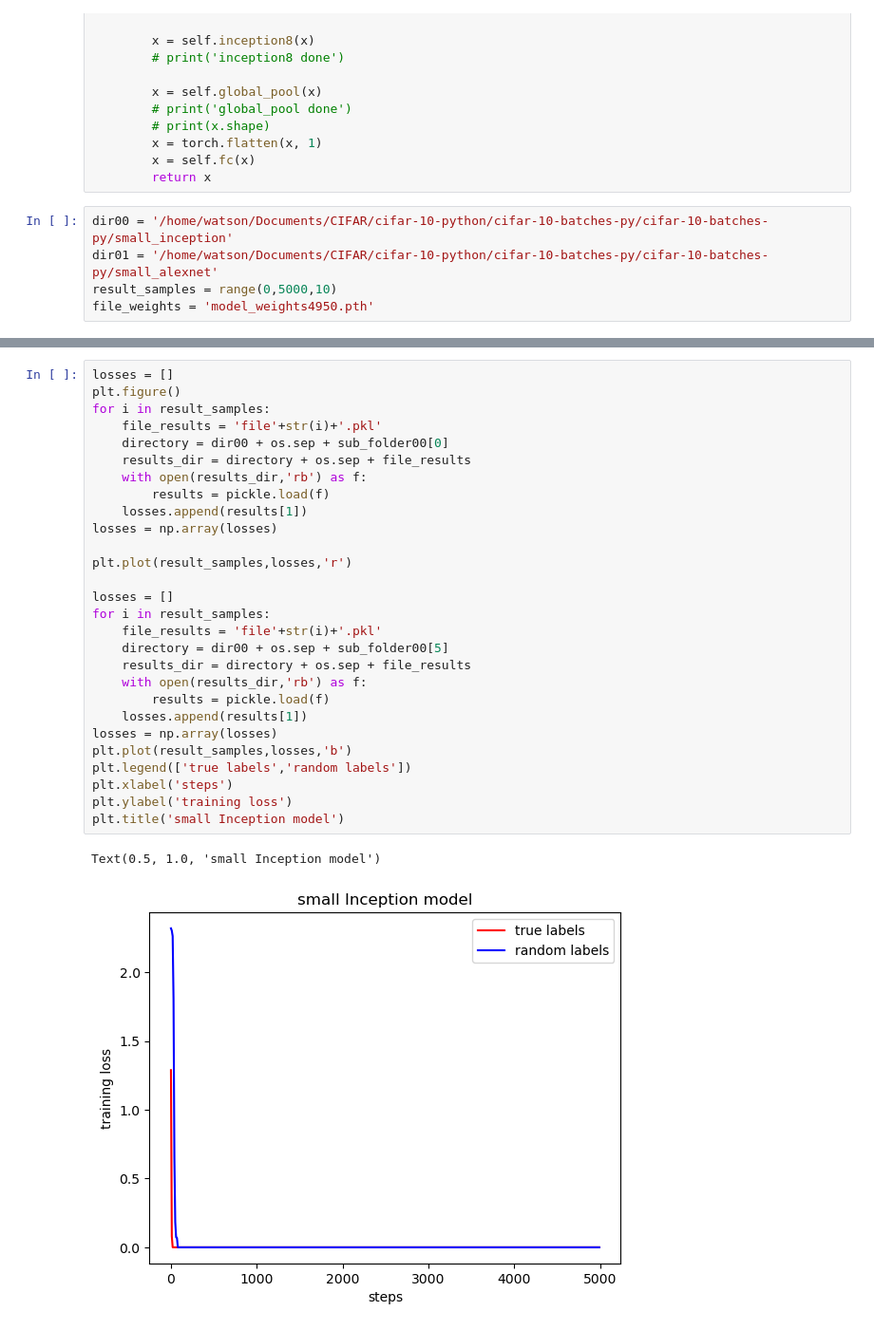
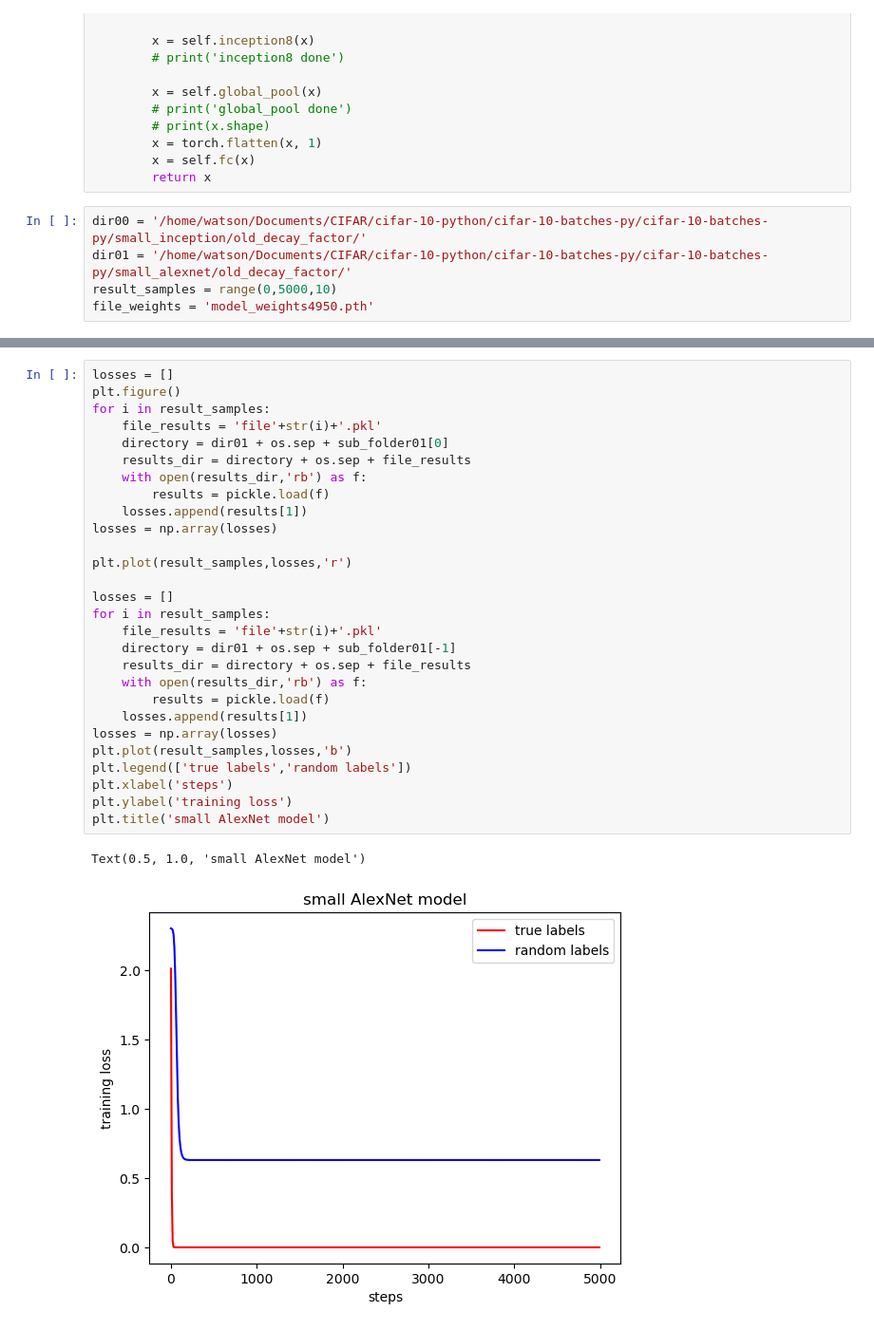
Before and after one commit to wsshen/MachineLearning, a Jupyter notebook: CIFAR/norm_plot.ipynb, the cells around one changed output, grey strips where cells are left out. Shown at 95% size. Cells and saved outputs as stored; diff of their text form.

```diff
--- a/CIFAR/norm_plot.ipynb
+++ b/CIFAR/norm_plot.ipynb
@@ -163,7 +163,7 @@ class InceptionSmall(nn.Module):
         x = self.fc(x)
         return x
 # %%
-dir00 = '/home/watson/Documents/CIFAR/cifar-10-python/cifar-10-batches-py/cifar-10-batches-py/small_inception'
-dir01 = '/home/watson/Documents/CIFAR/cifar-10-python/cifar-10-batches-py/cifar-10-batches-py/small_alexnet'
+dir00 = '/home/watson/Documents/CIFAR/cifar-10-python/cifar-10-batches-py/cifar-10-batches-py/small_inception/old_decay_factor/'
+dir01 = '/home/watson/Documents/CIFAR/cifar-10-python/cifar-10-batches-py/cifar-10-batches-py/small_alexnet/old_decay_factor/'
 result_samples = range(0,5000,10)
 file_weights = 'model_weights4950.pth'
@@ -184,31 +373,31 @@ sub_folder01 = ['true_labels_12-03-2024_19-00-34',
 # %%
 losses = []
 plt.figure()
 for i in result_samples:
     file_results = 'file'+str(i)+'.pkl'
-    directory = dir00 + os.sep + sub_folder00[0]
+    directory = dir01 + os.sep + sub_folder01[0]
     results_dir = directory + os.sep + file_results
     with open(results_dir,'rb') as f:
         results = pickle.load(f)
     losses.append(results[1])
 losses = np.array(losses)
 
 plt.plot(result_samples,losses,'r')
 
 losses = []
 for i in result_samples:
     file_results = 'file'+str(i)+'.pkl'
-    directory = dir00 + os.sep + sub_folder00[5]
+    directory = dir01 + os.sep + sub_folder01[-1]
     results_dir = directory + os.sep + file_results
     with open(results_dir,'rb') as f:
         results = pickle.load(f)
     losses.append(results[1])
 losses = np.array(losses)
 plt.plot(result_samples,losses,'b')
 plt.legend(['true labels','random labels'])
 plt.xlabel('steps')
 plt.ylabel('training loss')
-plt.title('small Inception model')
+plt.title('small AlexNet model')
 # %% [output]
-Text(0.5, 1.0, 'small Inception model')
+Text(0.5, 1.0, 'small AlexNet model')
-[figure, old version]
+[figure, new version]
```
Also changed, not shown: parts of 11 cells of this notebook, 3 other files.
